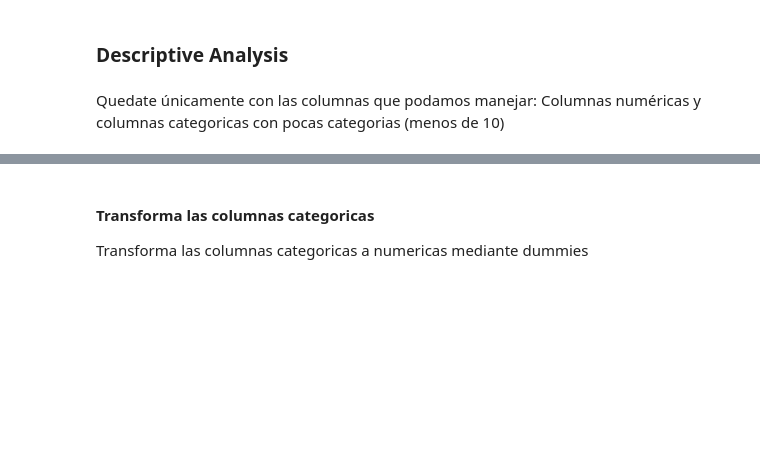
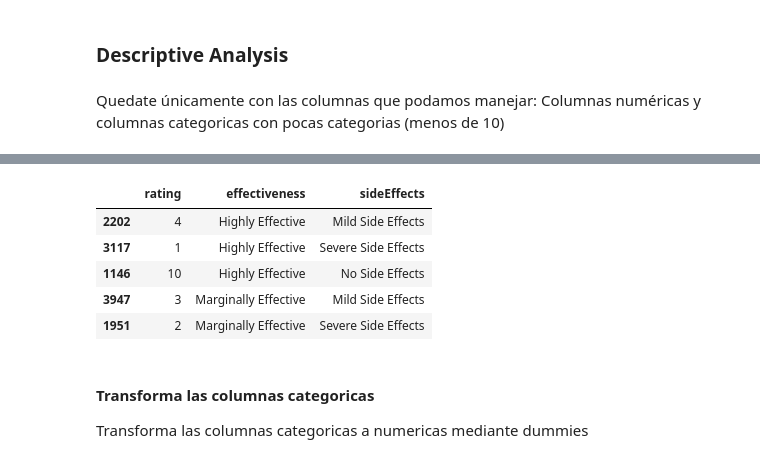
Before and after one commit to josemanuelgonzalezfornell/Machine_Learning, a Jupyter notebook: 2-No_Supervisado/3-Clustering/Practica/EJER_2_kmeans_drugs_review.ipynb, the cells around one changed output, grey strips where cells are left out. Saved outputs shown, nothing was run; the diff lists cells and outputs as text; code cells hidden in the pictures; blank space fills up the shorter version.

```diff
--- a/2-No_Supervisado/3-Clustering/Practica/EJER_2_kmeans_drugs_review.ipynb
+++ b/2-No_Supervisado/3-Clustering/Practica/EJER_2_kmeans_drugs_review.ipynb
@@ -14,3 +73,13 @@ Quedate únicamente con las columnas que podamos manejar: Columnas numéricas y
+# %%
+df = df[["rating", "effectiveness", "sideEffects"]]
+df.head()
+# %% [output]
+|  | rating | effectiveness | sideEffects |
+| 2202 | 4 | Highly Effective | Mild Side Effects |
+| 3117 | 1 | Highly Effective | Severe Side Effects |
+| 1146 | 10 | Highly Effective | No Side Effects |
+| 3947 | 3 | Marginally Effective | Mild Side Effects |
+| 1951 | 2 | Marginally Effective | Severe Side Effects |
 # %% [markdown]
 #### Transforma las columnas categoricas
 
```
Also changed, not shown: parts of 10 cells of this notebook, 2 other files.
